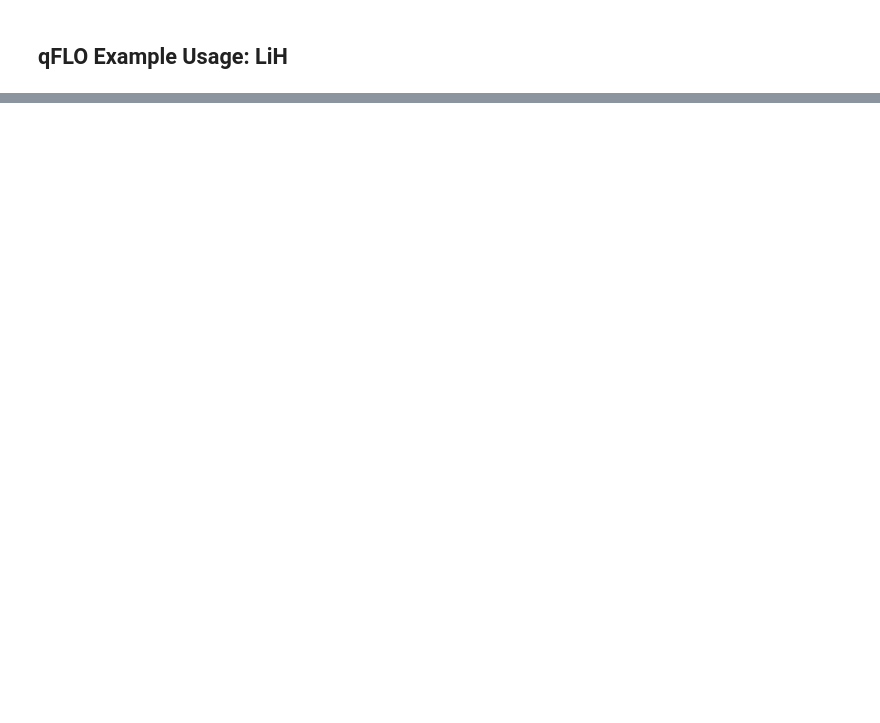
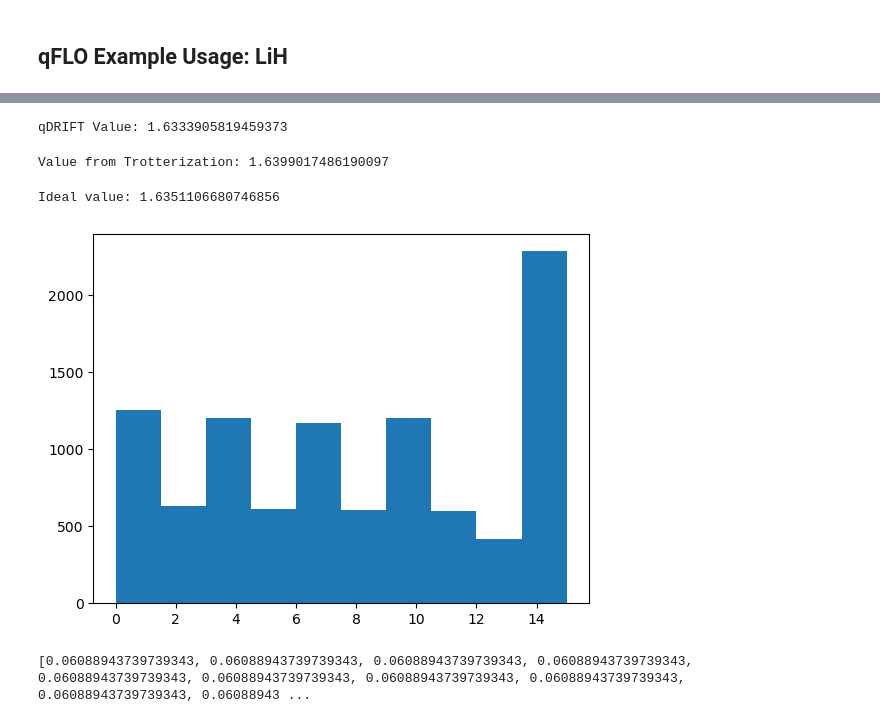
Before and after one commit to JamesDWatson/qFLO, a Jupyter notebook: qFLO_Implementation.ipynb, the cells around one changed output, grey strips where cells are left out. Cells and saved outputs as stored; diff of their text form; code cells hidden in the pictures; blank space fills up the shorter version.

```diff
--- a/qFLO_Implementation.ipynb
+++ b/qFLO_Implementation.ipynb
@@ -839,0 +1048,22 @@ print(x,y, x0, y0, y_correct) ## Smaller counter values give larger numbers of s
+# %%
+## Initialise a set of Hamiltonian
+
+# System parameters.
+nqubits = 4
+h = 3 # Maximum single qubit potential strength
+
+# Define the Hamiltonian and the groupings of its terms.
+hlist = (np.random.rand(nqubits)*2 -1)*h
+Hterms_Heisenberg = [Even_Heisenberg_Terms(nqubits), Odd_Heisenberg_Terms(nqubits), Potential_Heisenberg_Terms(nqubits, hlist)]
+Htot = np.sum(Hterms_Heisenberg, axis = 0)
+
+
+# Choose local observable and initial state
+state = sparse_bitstring([nqubits//2], nqubits)
+#local_obs = Htot
+
+local_obs_array1= [{0: 'Z'},{nqubits-1: 'Z'}, {1: 'X'} ]
+local_obs_array2= [{0: 'X'}, {1:'Y'}, {nqubits-1: 'I'}]
+local_obs = intialise_observable(local_obs_array1, nqubits) + intialise_observable(local_obs_array2, nqubits)
+#local_obs_array= [{0: 'X'}, {1:'Y'}, {nqubits-1: 'I'}]
+#local_obs = intialise_observable(local_obs_array, nqubits)
@@ -839,0 +1116,57 @@ print(x,y, x0, y0, y_correct) ## Smaller counter values give larger numbers of s
+# %%
+## qDRIFT Simulation Attempt 2
+# Add the Heisenberg terms separately to the list (i.e. using the standard qDRIFT representation).
+
+new_Heis_rep = []
+for j in range(nqubits):
+    new_Heis_rep.append(  [1 ,sparse_pauli({j:'X',(j+1)%nqubits:'X'},nqubits)])
+    new_Heis_rep.append([1 ,sparse_pauli({j:'Y',(j+1)%nqubits:'Y'},nqubits)])
+    new_Heis_rep.append([1 ,sparse_pauli({j:'Z',(j+1)%nqubits:'Z'},nqubits)])
+
+counter = 0
+for entry in hlist:
+    new_Heis_rep.append( [entry, sparse_pauli({counter:'Z'},nqubits)] )
+    counter += 1
+# %%
+shot_no = 100
+lambda_param = 0
+for element in new_Heis_rep:
+    lambda_param += abs(element[0])
+
+Heis_val_new = qDRIFT_average(new_Heis_rep, state, local_obs, nqubits, time, no_timesteps, shot_no, matrix_input = 1)
+
+
+print("qDRIFT Value:", Heis_val_new)
+# %% [output]
+qDRIFT Value: 1.6333905819459373
+# %%
+# Compare the above to Trotterized Implementation
+
+Heis_terms_Trotter = [ term[0]*term[1] for term in new_Heis_rep]
+
+trotter_val_2 = Trotterized_Expectation(Heis_terms_Trotter, state, time, 1/no_timesteps, local_obs, order = 1)
+print("Value from Trotterization:", trotter_val_2)
+# %% [output]
+Value from Trotterization: 1.6399017486190097
+# %%
+Htot3 = np.sum(Heis_terms_Trotter, axis = 0)
+
+final_state = sla.expm(-(1j)*time*np.array(Htot3)) @ state
+perfect_val_test  = expectation_value(final_state, local_obs)
+
+print("Ideal value:", perfect_val_test)
+# %% [output]
+Ideal value: 1.6351106680746856
+# %%
+### Plot a histogram of the number of sampled indicies
+
+sampled_indicies, abs_vals, probs = sample_local_index(new_Heis_rep, 10000)
+
+plt.hist(sampled_indicies)
+plt.show()
+# %% [output]
+[figure, added]
+# %%
+print(probs)
+# %% [output]
+[0.06088943739739343, 0.06088943739739343, 0.06088943739739343, 0.06088943739739343, 0.06088943739739343, 0.06088943739739343, 0.06088943739739343, 0.06088943739739343, 0.06088943739739343, 0.06088943 ...
```
Also changed, not shown: parts of 35 cells of this notebook.
